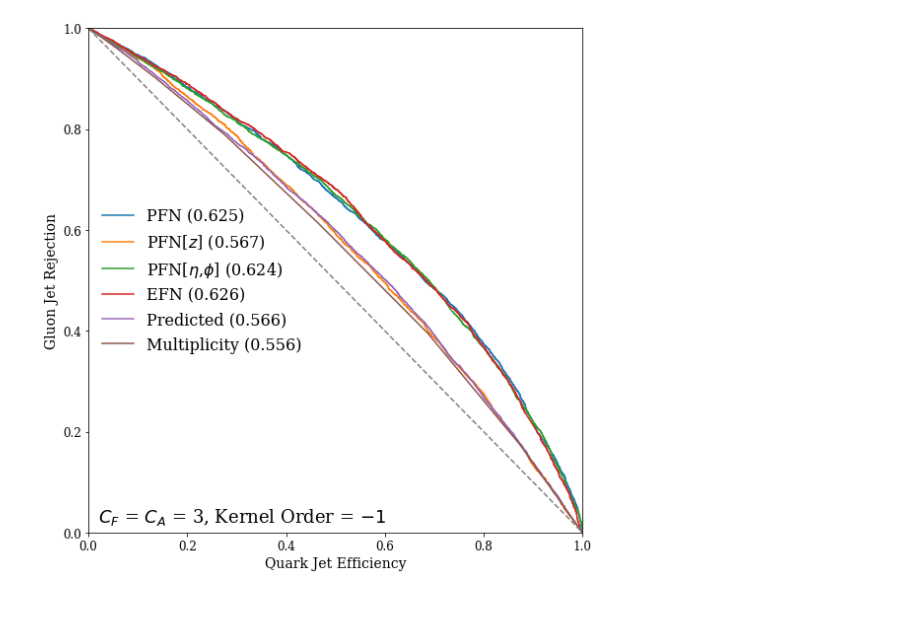
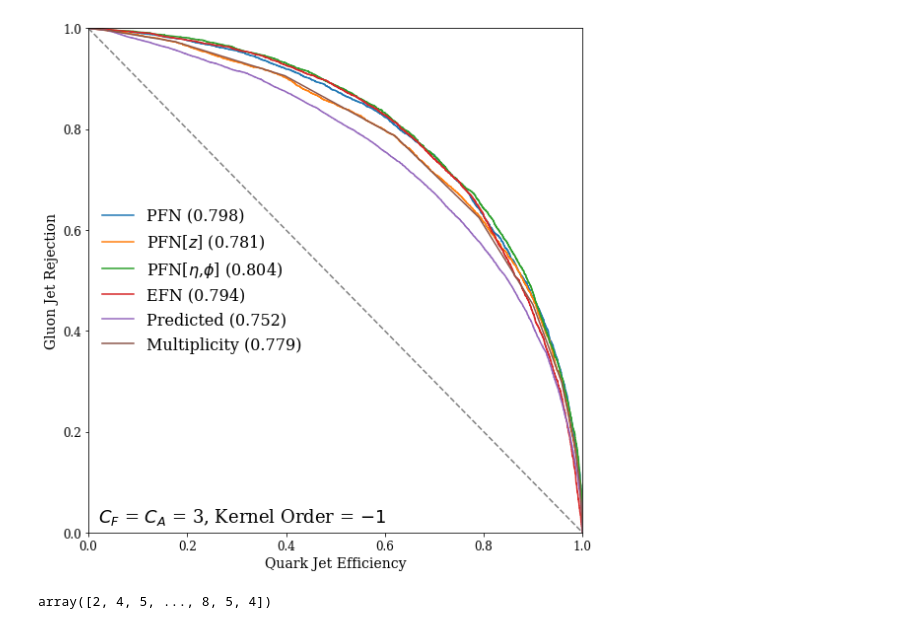
Before and after one commit to SamBT/analytic-qg-classifiers, a Jupyter notebook: analysis/final-study/qonly_sq0100_esq0011.ipynb, the cells around one changed output. Drawn from its saved outputs; the diff is of its cells as text; code cells hidden in the pictures.

```diff
--- a/analysis/final-study/qonly_sq0100_esq0011.ipynb
+++ b/analysis/final-study/qonly_sq0100_esq0011.ipynb
@@ -3,8 +5,8 @@ from master import *
 # %%
-fq1 = prefix+'H2qq-CF3.0CA3.0-sq0100-esq0011/total.root'
-fq2 = prefix+'H2qq-CF3.0CA3.0-sq0100-esq0000/total.root'
+fq1 = prefix+'H2gg-CF3.0CA3.0-sqg0100/total.root'
+fq2 = prefix+'H2gg-CF3.0CA3.0-sqg0100-esg0011/total.root'
 X,Y = tools.pre_process(fq1,fq2,nev_max=50000)
 z = np.array([[p[0] for p in jet] for jet in X])
-mults = [np.sum([1 if zi > 0 else 0 for zi in jet]) for jet in z]
+mults = np.array([np.sum([1 if zi > 0 else 0 for zi in jet]) for jet in z])
 optimal = an.nk(z,1) + an.nk(z,2)
 # %% [output]
@@ -21,11 +37,15 @@ Epoch 1/3
 # %%
-optimal_roc = roc_curve(Y[:,1],-optimal)
-optimal_auc = roc_auc_score(Y[:,1],-optimal)
-mult_roc = roc_curve(Y[:,1],mults)
-mult_auc = roc_auc_score(Y[:,1],mults)
+optimal_roc = roc_curve(Y[:,1],optimal)
+optimal_auc = roc_auc_score(Y[:,1],optimal)
+mult_roc = roc_curve(Y[:,1],-mults)
+mult_auc = roc_auc_score(Y[:,1],-mults)
 rocs = [pfn_roc,pfn_z_roc,pfn_noz_roc,efn_roc,optimal_roc,mult_roc]
 aucs = [pfn_auc,pfn_z_auc,pfn_noz_auc,efn_auc,optimal_auc,mult_auc]
 labels = ["PFN",r"PFN[$z$]",r"PFN[$\eta$,$\phi$]","EFN","Predicted","Multiplicity"]
 plotting.plot_many(rocs,aucs,labels)
 # %% [output]
-[figure, old version]
+[figure, new version]
+# %%
+np.array(mults)
+# %% [output]
+array([2, 4, 5, ..., 8, 5, 4])
```
Also changed, not shown: parts of 3 cells of this notebook, 1 other file.
